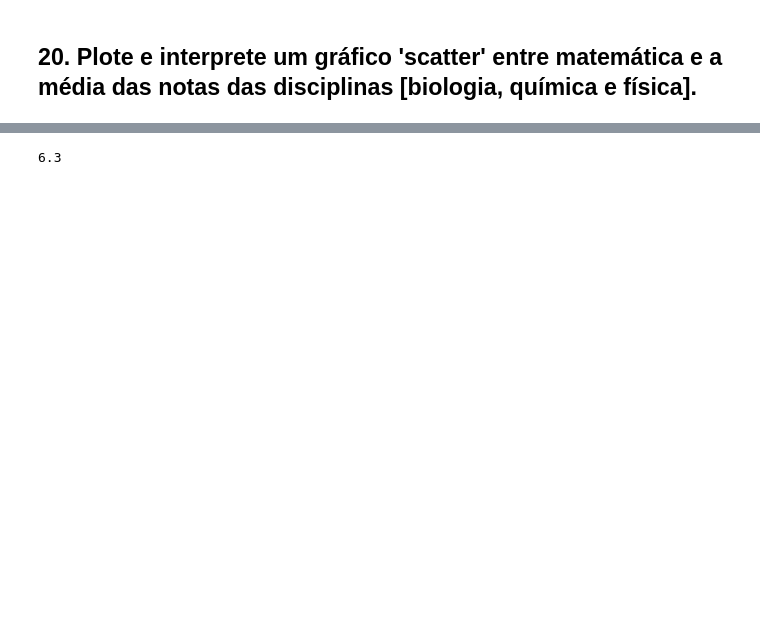
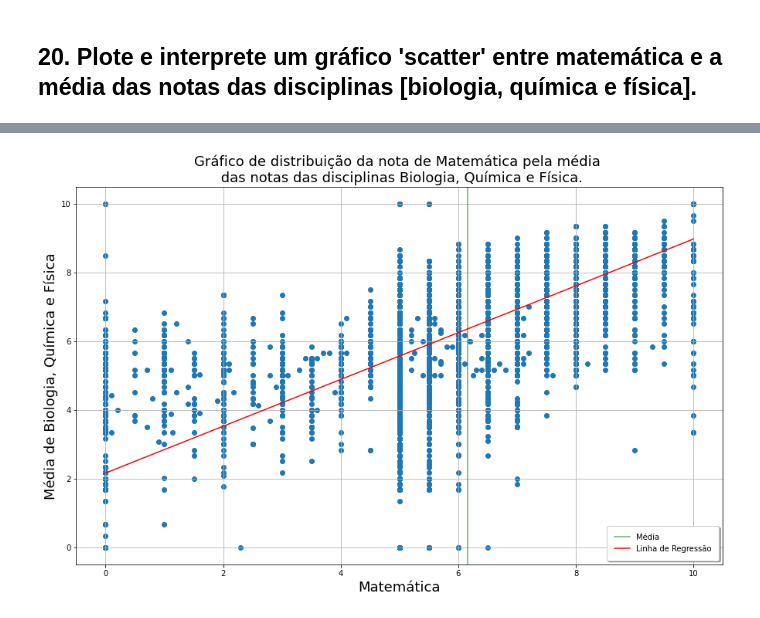
Before and after one commit to gizattos/Trabalho-Dados-Abertos-Desempenho-Escolar, a Jupyter notebook: trabalho01_Giovanni_Riccardi_Lourenzatto.ipynb, the cells around one changed output, grey strips where cells are left out. Drawn from its saved outputs; the diff is of its cells as text; code cells hidden in the pictures; blank space fills up the shorter version.

```diff
--- a/trabalho01_Giovanni_Riccardi_Lourenzatto.ipynb
+++ b/trabalho01_Giovanni_Riccardi_Lourenzatto.ipynb
@@ -582,4 +620,23 @@ sns.regplot(x='MATEMÁTICA', y=mean,data=new_dfna, color='b')
-# %%
-round(new_dfna['BIOLOGIA'].mean(),2)
-# %% [output]
-6.3
+# %%
+import matplotlib.pyplot as plt
+import statsmodels.api as sm
+import numpy as np
+results = sm.OLS(mean,sm.add_constant(new_dfna['MATEMÁTICA'])).fit()
+
+plt.figure(figsize=(15,9))
+plt.title("Gráfico de distribuição da nota de Matemática pela média \n das notas das disciplinas Biologia, Química e Física.",fontsize=18).set_color('black')
+plt.xlabel("Matemática",fontsize=18).set_color('black')
+plt.ylabel("Média de Biologia, Química e Física",fontsize=18).set_color('black')
+plt.scatter(new_dfna['MATEMÁTICA'], y=mean,)
+plt.axvline(x= mean.mean(),c='green',alpha=0.6,label='Média')
+##plt.axvline(x= mean.median(),c='black',alpha=0.6)
+##plt.text(mean.mean()-0.1,new_dfna['MATEMÁTICA'].nsmallest(1)-1.5,'Média',rotation=90,fontsize=15,color='green')
+##plt.text(mean.median()-0.2,new_dfna['MATEMÁTICA'].nsmallest(1)-2,'Mediana',rotation=90,fontsize=15,color='black')
+##plt.text(10.3,9,'Linha de regressão',rotation=0,fontsize=15,color='red')
+plt.plot(X_plot, X_plot*results.params[1] + results.params[0],color='red',label='Linha de Regressão')
+plt.legend(fancybox=True, framealpha=1, shadow=True, borderpad=1)
+plt.grid()
+
+plt.show()
+# %% [output]
+[figure, added]
```
Also changed, not shown: parts of 21 cells of this notebook.
